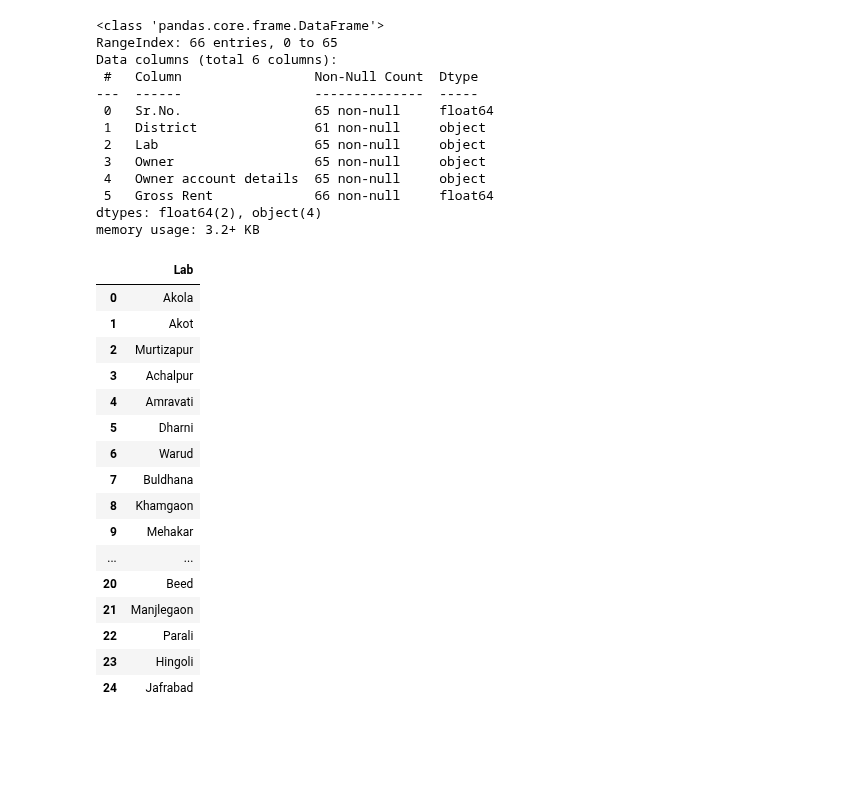
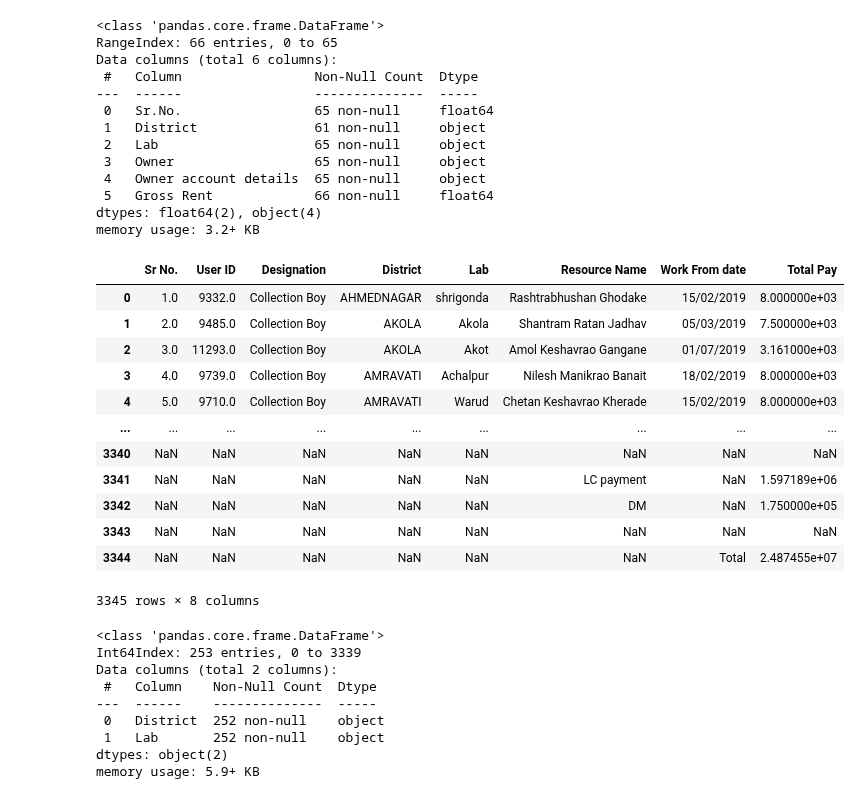
Before and after one commit to dharmendra-chouhan/s2datascience, a Jupyter notebook: Costing_Sheet_Dec_2019_with_All_annexures.ipynb, the cells around one changed output. Saved outputs shown, nothing was run; the diff lists cells and outputs as text; code cells hidden in the pictures; blank space fills up the shorter version.

```diff
--- a/Costing_Sheet_Dec_2019_with_All_annexures.ipynb
+++ b/Costing_Sheet_Dec_2019_with_All_annexures.ipynb
@@ -251,24 +251,32 @@ Data columns (total 6 columns):
  5   Gross Rent             66 non-null     float64
 dtypes: float64(2), object(4)
 memory usage: 3.2+ KB
-# %%
-dfCostingSheet = pd.DataFrame(dflab_wise_business_Ann_I.Lab.unique(),columns=['Lab'])
-dfCostingSheet.head(25)
-# %% [output]
-|  | Lab |
-| 0 | Akola |
-| 1 | Akot |
-| 2 | Murtizapur |
-| 3 | Achalpur |
-| 4 | Amravati |
-| 5 | Dharni |
-| 6 | Warud |
-| 7 | Buldhana |
-| 8 | Khamgaon |
-| 9 | Mehakar |
-| ... | ... |
-| 20 | Beed |
-| 21 | Manjlegaon |
-| 22 | Parali |
-| 23 | Hingoli |
-| 24 | Jafrabad |
+# %%
+dfCosolidated_sheet_for_Dec_2019_Annexure_3
+# %% [output]
+|  | Sr No. | User ID | Designation | District | Lab | Resource Name | Work From date | Total Pay |
+| 0 | 1.0 | 9332.0 | Collection Boy | AHMEDNAGAR | shrigonda | Rashtrabhushan Ghodake | 15/02/2019 | 8.000000e+03 |
+| 1 | 2.0 | 9485.0 | Collection Boy | AKOLA | Akola | Shantram Ratan Jadhav | 05/03/2019 | 7.500000e+03 |
+| 2 | 3.0 | 11293.0 | Collection Boy | AKOLA | Akot | Amol Keshavrao Gangane | 01/07/2019 | 3.161000e+03 |
+| 3 | 4.0 | 9739.0 | Collection Boy | AMRAVATI | Achalpur | Nilesh Manikrao Banait | 18/02/2019 | 8.000000e+03 |
+| 4 | 5.0 | 9710.0 | Collection Boy | AMRAVATI | Warud | Chetan Keshavrao Kherade | 15/02/2019 | 8.000000e+03 |
+| ... | ... | ... | ... | ... | ... | ... | ... | ... |
+| 3340 | NaN | NaN | NaN | NaN | NaN | NaN | NaN | NaN |
+| 3341 | NaN | NaN | NaN | NaN | NaN | LC payment | NaN | 1.597189e+06 |
+| 3342 | NaN | NaN | NaN | NaN | NaN | DM | NaN | 1.750000e+05 |
+| 3343 | NaN | NaN | NaN | NaN | NaN | NaN | NaN | NaN |
+| 3344 | NaN | NaN | NaN | NaN | NaN | NaN | Total | 2.487455e+07 |
+3345 rows × 8 columns
+# %%
+dfCostingSheet=dfCosolidated_sheet_for_Dec_2019_Annexure_3.drop_duplicates(['District','Lab'])[['District','Lab']]
+dfCostingSheet.info()
+# %% [output]
+<class 'pandas.core.frame.DataFrame'>
+Int64Index: 253 entries, 0 to 3339
+Data columns (total 2 columns):
+ #   Column    Non-Null Count  Dtype
+---  ------    --------------  -----
+ 0   District  252 non-null    object
+ 1   Lab       252 non-null    object
+dtypes: object(2)
+memory usage: 5.9+ KB
```
Also changed, not shown: parts of 1 cell of this notebook.
